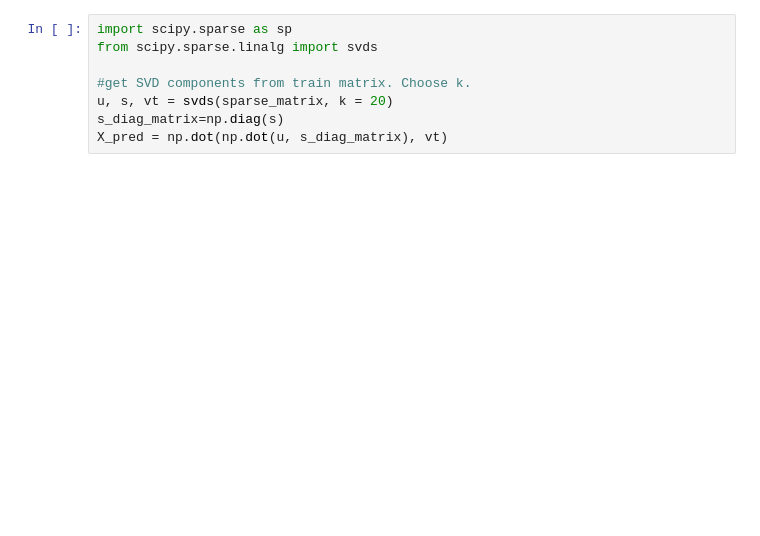
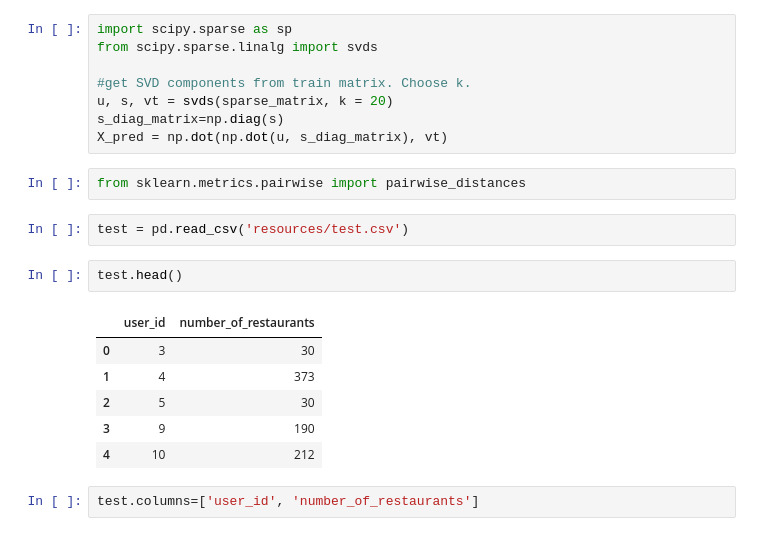
Before and after one commit to ruiyl/Data-Science-Project-1, a Jupyter notebook: src2.ipynb, the cells around one changed output. Drawn from its saved outputs; the diff is of its cells as text; blank space fills up the shorter version.

```diff
--- a/src2.ipynb
+++ b/src2.ipynb
@@ -65,3 +84,18 @@ from scipy.sparse.linalg import svds
 u, s, vt = svds(sparse_matrix, k = 20)
 s_diag_matrix=np.diag(s)
 X_pred = np.dot(np.dot(u, s_diag_matrix), vt)
+# %%
+from sklearn.metrics.pairwise import pairwise_distances
+# %%
+test = pd.read_csv('resources/test.csv')
+# %%
+test.head()
+# %% [output]
+|  | user_id | number_of_restaurants |
+| 0 | 3 | 30 |
+| 1 | 4 | 373 |
+| 2 | 5 | 30 |
+| 3 | 9 | 190 |
+| 4 | 10 | 212 |
+# %%
+test.columns=['user_id', 'number_of_restaurants']
```
Also changed, not shown: parts of 10 cells of this notebook, 19 other files.
